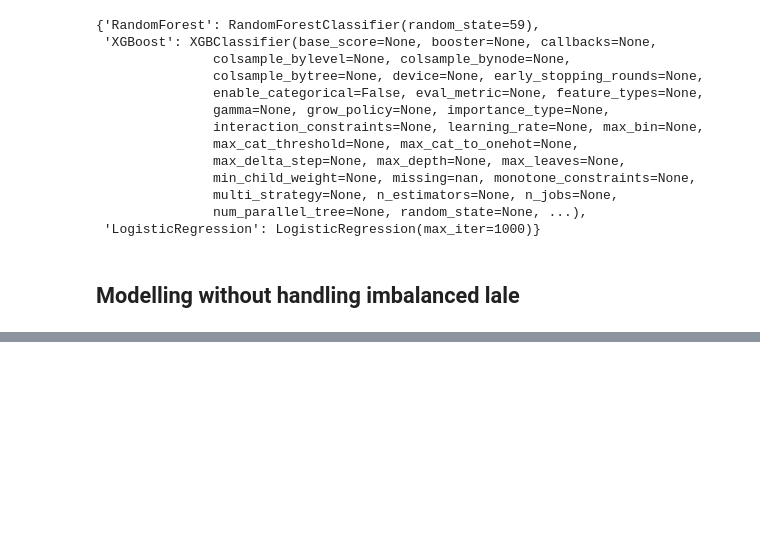
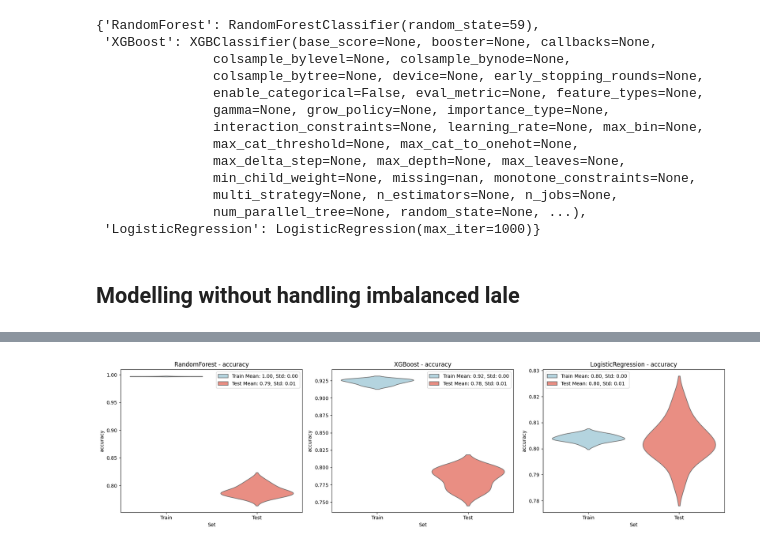
Before and after one commit to Silvano315/Churn-Prediction-with-SHAP, a Jupyter notebook: Classification.ipynb, the cells around one changed output, grey strips where cells are left out. Saved outputs shown, nothing was run; the diff lists cells and outputs as text; code cells hidden in the pictures; blank space fills up the shorter version.

```diff
--- a/Classification.ipynb
+++ b/Classification.ipynb
@@ -47,0 +71,6 @@ evaluation_pipeline.models
+# %%
+# Visualize results - Accuracy (Bad metric for imbalanced problems)
+
+evaluation_pipeline.results_viz(['accuracy'])
+# %% [output]
+[figure, added]
```
Also changed, not shown: parts of 6 cells of this notebook.
